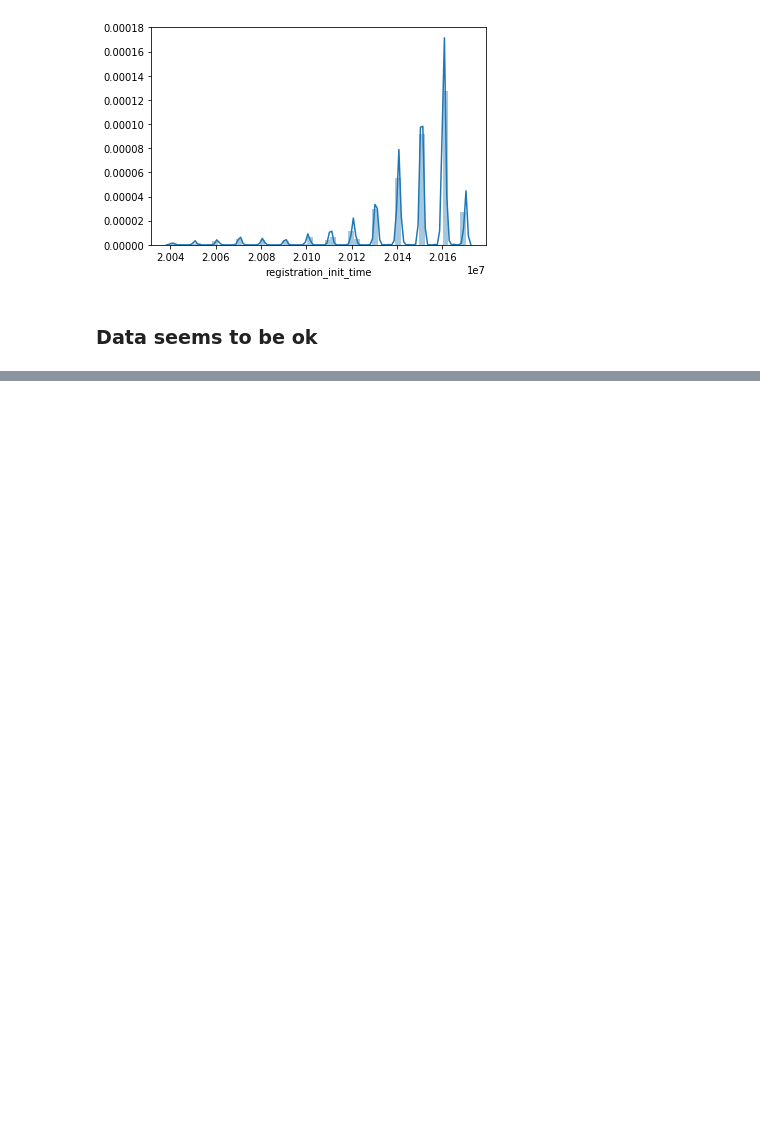
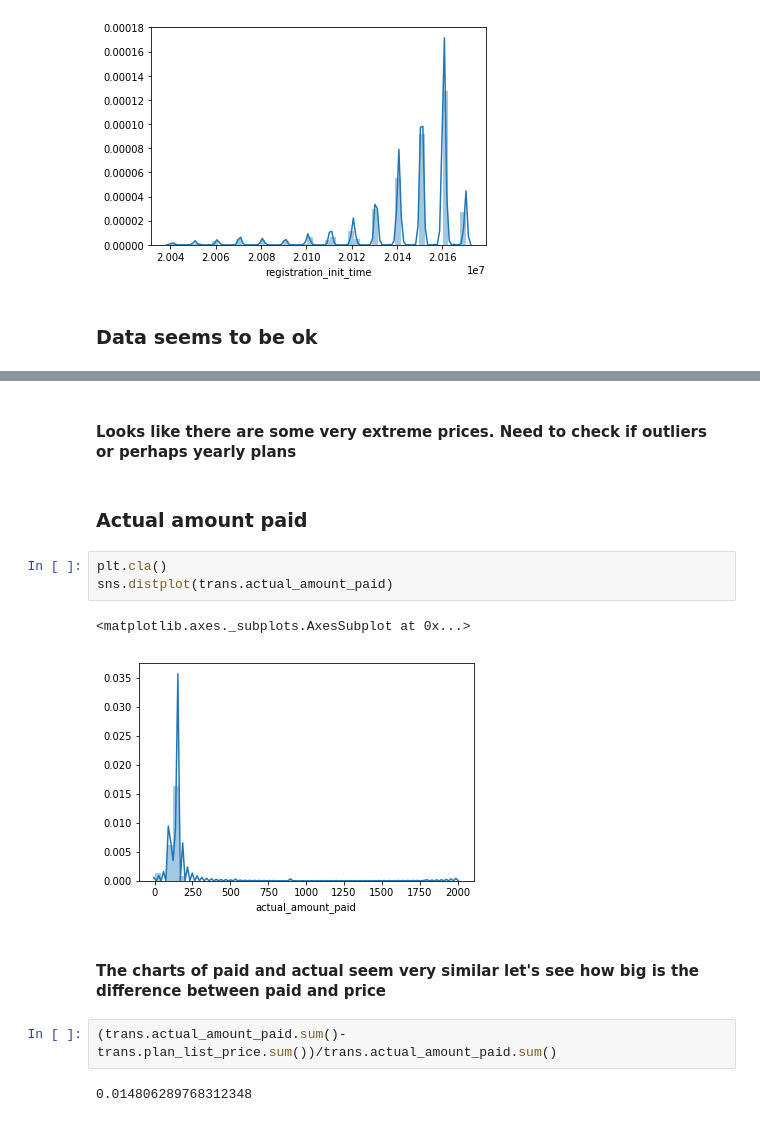
Before and after one commit to yanivbarlev/Project, a Jupyter notebook: Proposal.ipynb, the cells around one changed output, grey strips where cells are left out. Saved outputs shown, nothing was run; the diff lists cells and outputs as text; blank space fills up the shorter version.

```diff
--- a/Proposal.ipynb
+++ b/Proposal.ipynb
@@ -208,0 +311,16 @@ sns.distplot(regtime, hist='True')
+# %% [markdown]
+#### Looks like there are some very extreme prices. Need to check if outliers or perhaps yearly plans
+# %% [markdown]
+### Actual amount paid
+# %%
+plt.cla()
+sns.distplot(trans.actual_amount_paid)
+# %% [output]
+<matplotlib.axes._subplots.AxesSubplot at 0x...>
+[figure, added]
+# %% [markdown]
+#### The charts of paid and actual seem very similar let's see how big is the difference between paid and price
+# %%
+(trans.actual_amount_paid.sum()- trans.plan_list_price.sum())/trans.actual_amount_paid.sum()
+# %% [output]
+0.014806289768312348
```
Also changed, not shown: parts of 31 cells of this notebook.
